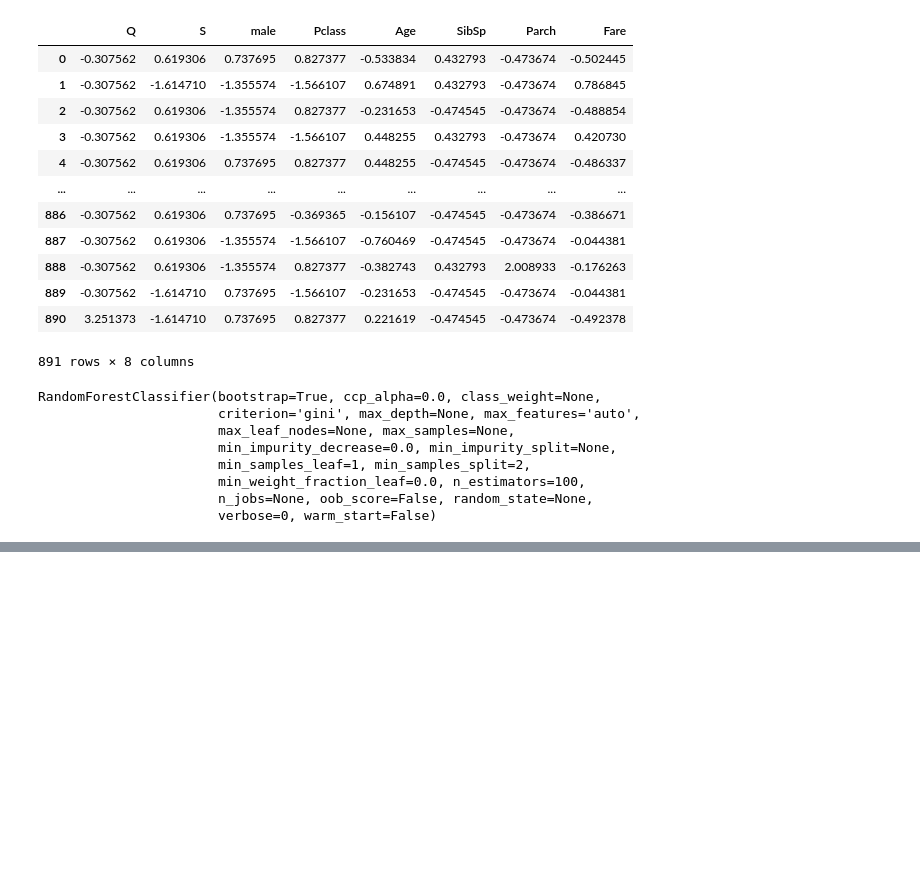
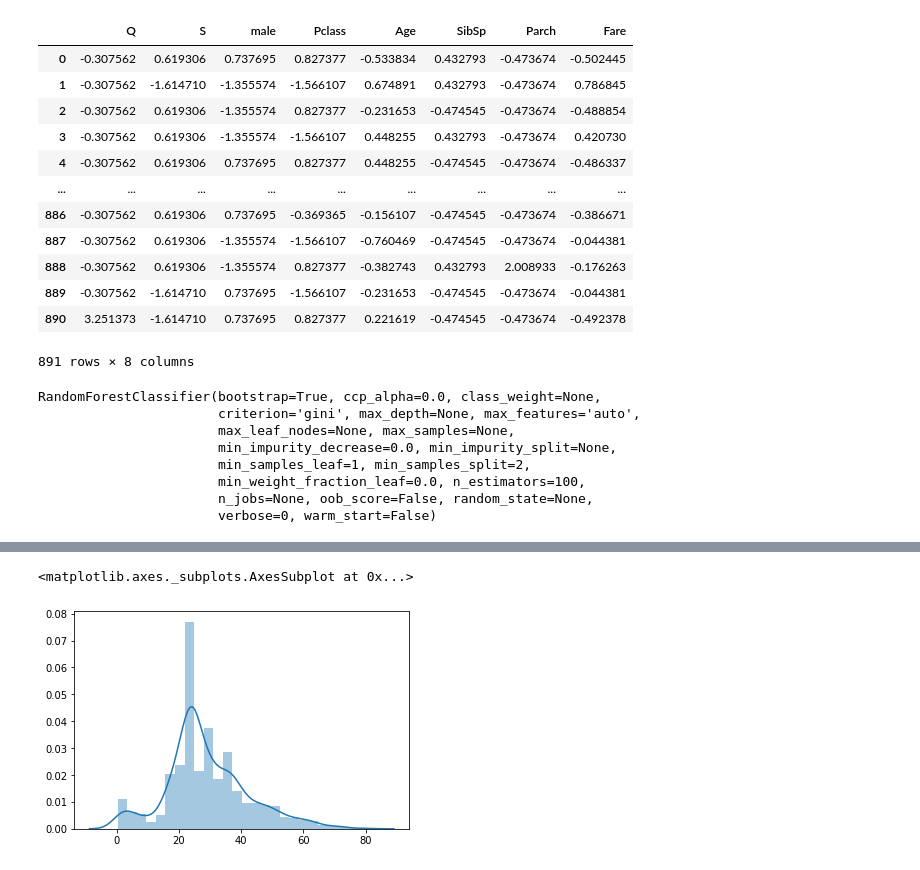
Before and after one commit to iamsamuelhere/Building-ML-Models, a Jupyter notebook: titanic.ipynb, the cells around one changed output, grey strips where cells are left out. Cells and saved outputs as stored; diff of their text form; code cells hidden in the pictures; blank space fills up the shorter version.

```diff
--- a/titanic.ipynb
+++ b/titanic.ipynb
@@ -468,0 +474,2 @@ fc.mean()
+# %%
+arr=data['Age'].values
@@ -468,0 +496,4 @@ fc.mean()
+# %%
+from sklearn.impute import SimpleImputer
+imp=SimpleImputer(missing_values=np.NaN,strategy='mean')
+arr=imp.fit_transform(arr.reshape(-1,1))
@@ -468,0 +520,7 @@ fc.mean()
+# %%
+age=pd.DataFrame(arr)
+# %%
+sns.distplot(age)
+# %% [output]
+<matplotlib.axes._subplots.AxesSubplot at 0x...>
+[figure, added]
```
Also changed, not shown: parts of 24 cells of this notebook.
